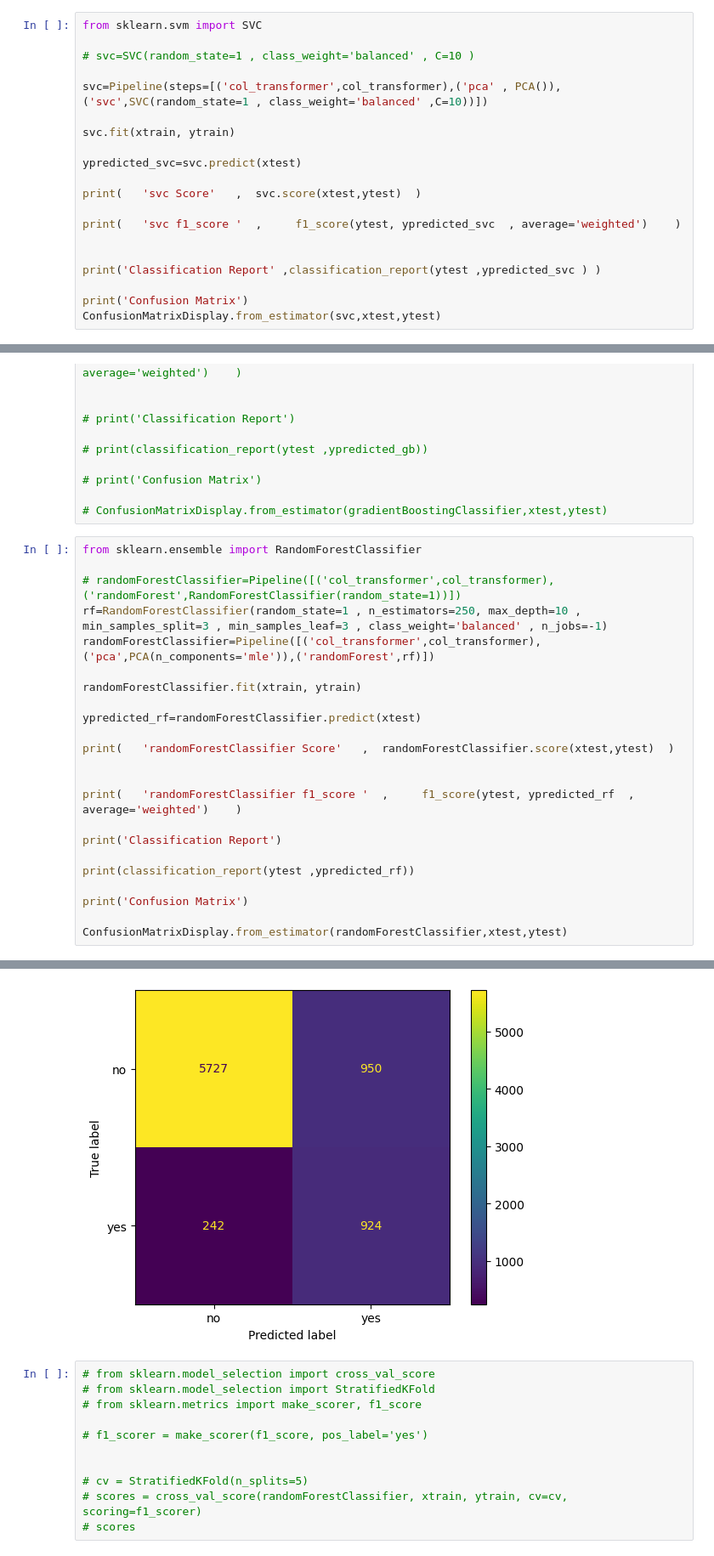
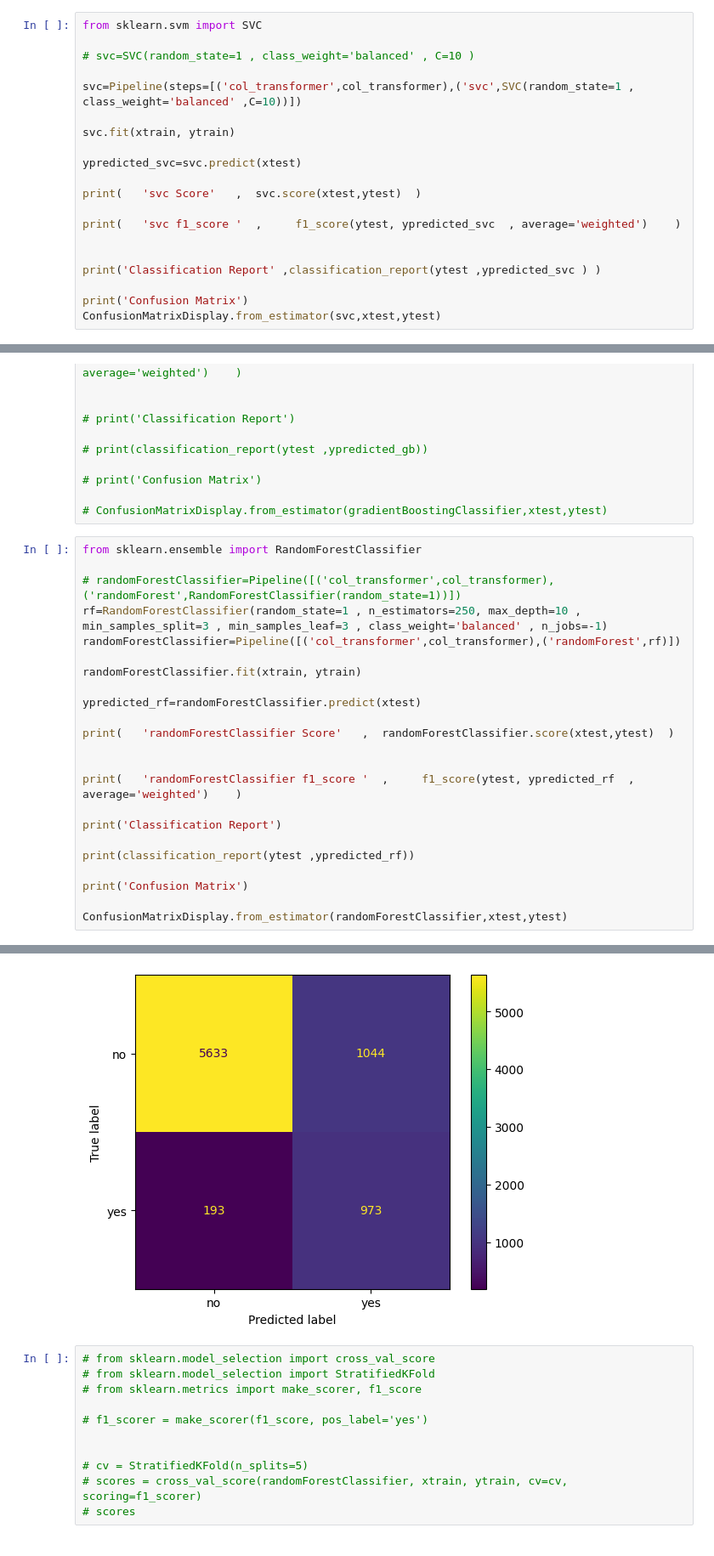
Before and after one commit to linisha04/Predict-the-Success-of-Bank-telemarketing, a Jupyter notebook: liniiiii.ipynb, the cells around one changed output, grey strips where cells are left out. Shown at 85% size. Drawn from its saved outputs; the diff is of its cells as text.

```diff
--- a/liniiiii.ipynb
+++ b/liniiiii.ipynb
@@ -1067,7 +1067,7 @@ from sklearn.svm import SVC
 
 # svc=SVC(random_state=1 , class_weight='balanced' , C=10 )
 
-svc=Pipeline(steps=[('col_transformer',col_transformer),('pca' , PCA()),('svc',SVC(random_state=1 , class_weight='balanced' ,C=10))])
+svc=Pipeline(steps=[('col_transformer',col_transformer),('svc',SVC(random_state=1 , class_weight='balanced' ,C=10))])
 
 svc.fit(xtrain, ytrain)
 
@@ -1153,7 +1153,7 @@ from sklearn.ensemble import RandomForestClassifier
 
 # randomForestClassifier=Pipeline([('col_transformer',col_transformer),('randomForest',RandomForestClassifier(random_state=1))])
 rf=RandomForestClassifier(random_state=1 , n_estimators=250, max_depth=10 , min_samples_split=3 , min_samples_leaf=3 , class_weight='balanced' , n_jobs=-1)
-randomForestClassifier=Pipeline([('col_transformer',col_transformer),('pca',PCA(n_components='mle')),('randomForest',rf)])
+randomForestClassifier=Pipeline([('col_transformer',col_transformer),('randomForest',rf)])
 
 randomForestClassifier.fit(xtrain, ytrain)
 
@@ -1186,7 +1186,7 @@ weighted avg       0.89      0.85      0.86      7843
 
 Confusion Matrix
 <sklearn.metrics._plot.confusion_matrix.ConfusionMatrixDisplay at 0x...>
-[figure, old version]
+[figure, new version]
 # %%
 # from sklearn.model_selection import cross_val_score
 # from sklearn.model_selection import StratifiedKFold
```
Also changed, not shown: parts of 3 cells of this notebook.
